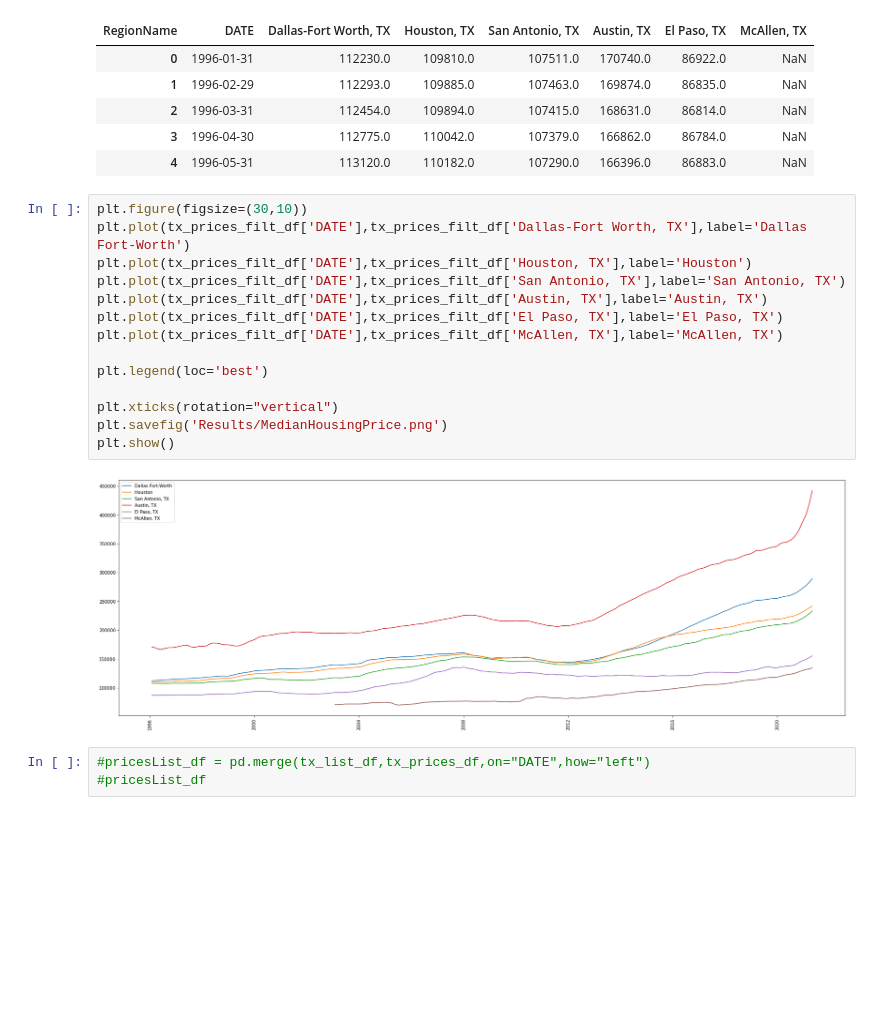
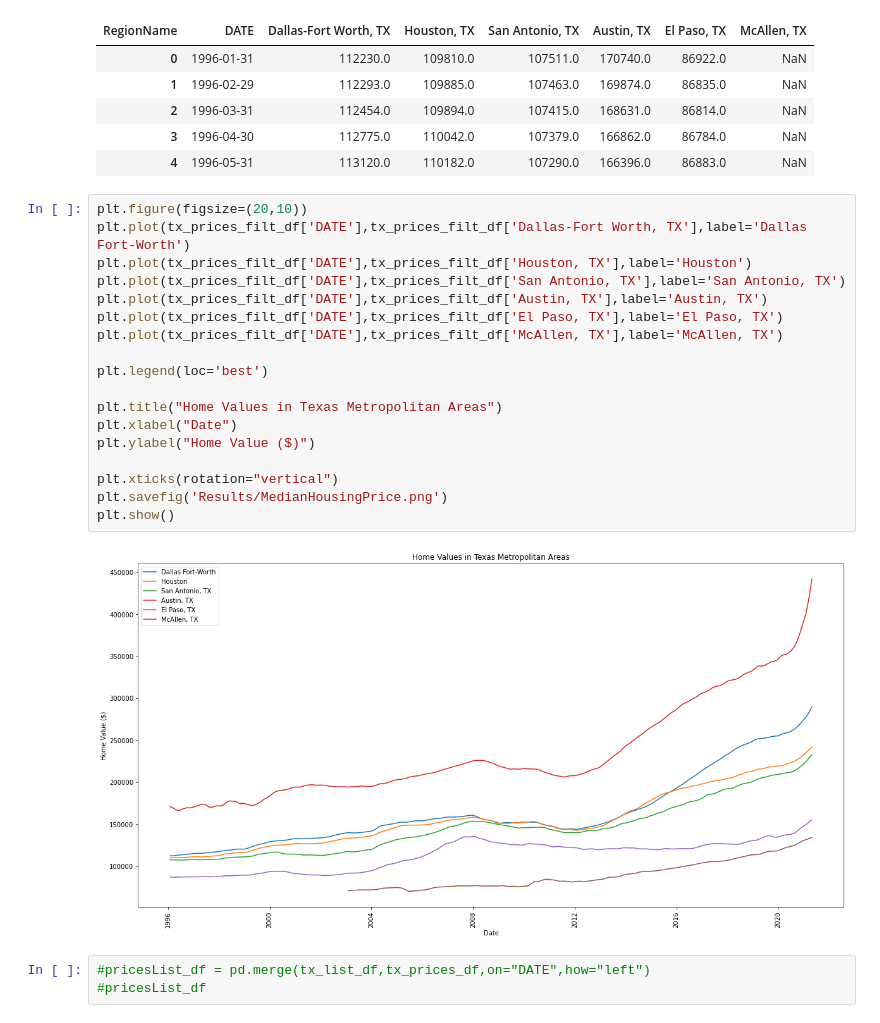
Before and after one commit to Fescamil1/Project_1_Housing_Market_Analysis, a Jupyter notebook: SC-population.ipynb, the cells around one changed output. Saved outputs shown, nothing was run; the diff lists cells and outputs as text; blank space fills up the shorter version.

```diff
--- a/SC-population.ipynb
+++ b/SC-population.ipynb
@@ -93,21 +101,25 @@ tx_prices_filt_df.head()
 | 3 | 1996-04-30 | 112775.0 | 110042.0 | 107379.0 | 166862.0 | 86784.0 | NaN |
 | 4 | 1996-05-31 | 113120.0 | 110182.0 | 107290.0 | 166396.0 | 86883.0 | NaN |
 # %%
-plt.figure(figsize=(30,10))
+plt.figure(figsize=(20,10))
 plt.plot(tx_prices_filt_df['DATE'],tx_prices_filt_df['Dallas-Fort Worth, TX'],label='Dallas Fort-Worth')
 plt.plot(tx_prices_filt_df['DATE'],tx_prices_filt_df['Houston, TX'],label='Houston')
 plt.plot(tx_prices_filt_df['DATE'],tx_prices_filt_df['San Antonio, TX'],label='San Antonio, TX')
 plt.plot(tx_prices_filt_df['DATE'],tx_prices_filt_df['Austin, TX'],label='Austin, TX')
 plt.plot(tx_prices_filt_df['DATE'],tx_prices_filt_df['El Paso, TX'],label='El Paso, TX')
 plt.plot(tx_prices_filt_df['DATE'],tx_prices_filt_df['McAllen, TX'],label='McAllen, TX')
 
 plt.legend(loc='best')
 
+plt.title("Home Values in Texas Metropolitan Areas")
+plt.xlabel("Date")
+plt.ylabel("Home Value ($)")
+
 plt.xticks(rotation="vertical")
 plt.savefig('Results/MedianHousingPrice.png')
 plt.show()
 # %% [output]
-[figure, old version]
+[figure, new version]
 # %%
 #pricesList_df = pd.merge(tx_list_df,tx_prices_df,on="DATE",how="left")
 #pricesList_df
```
Also changed, not shown: parts of 2 cells of this notebook, 3 other files.
